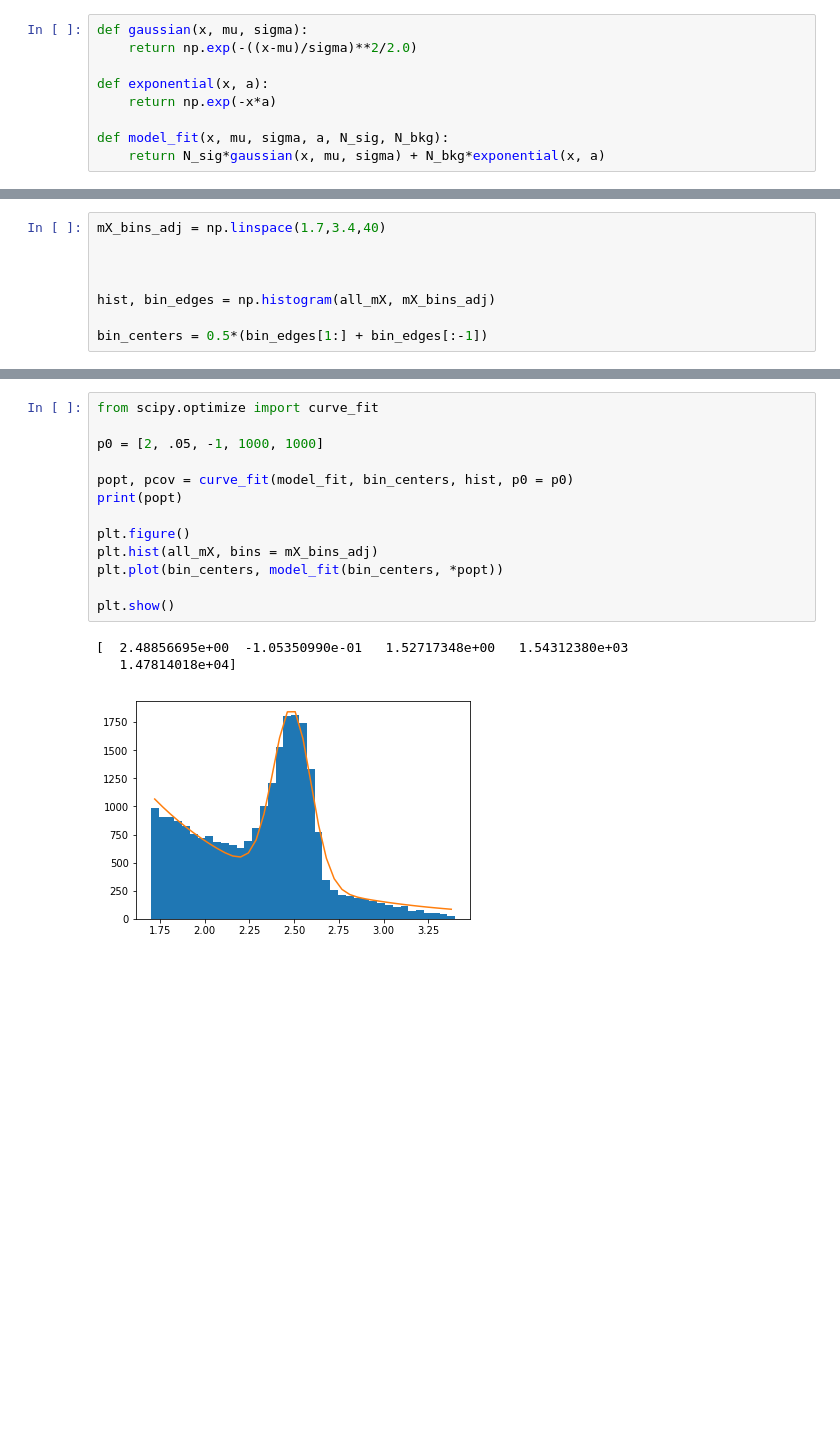
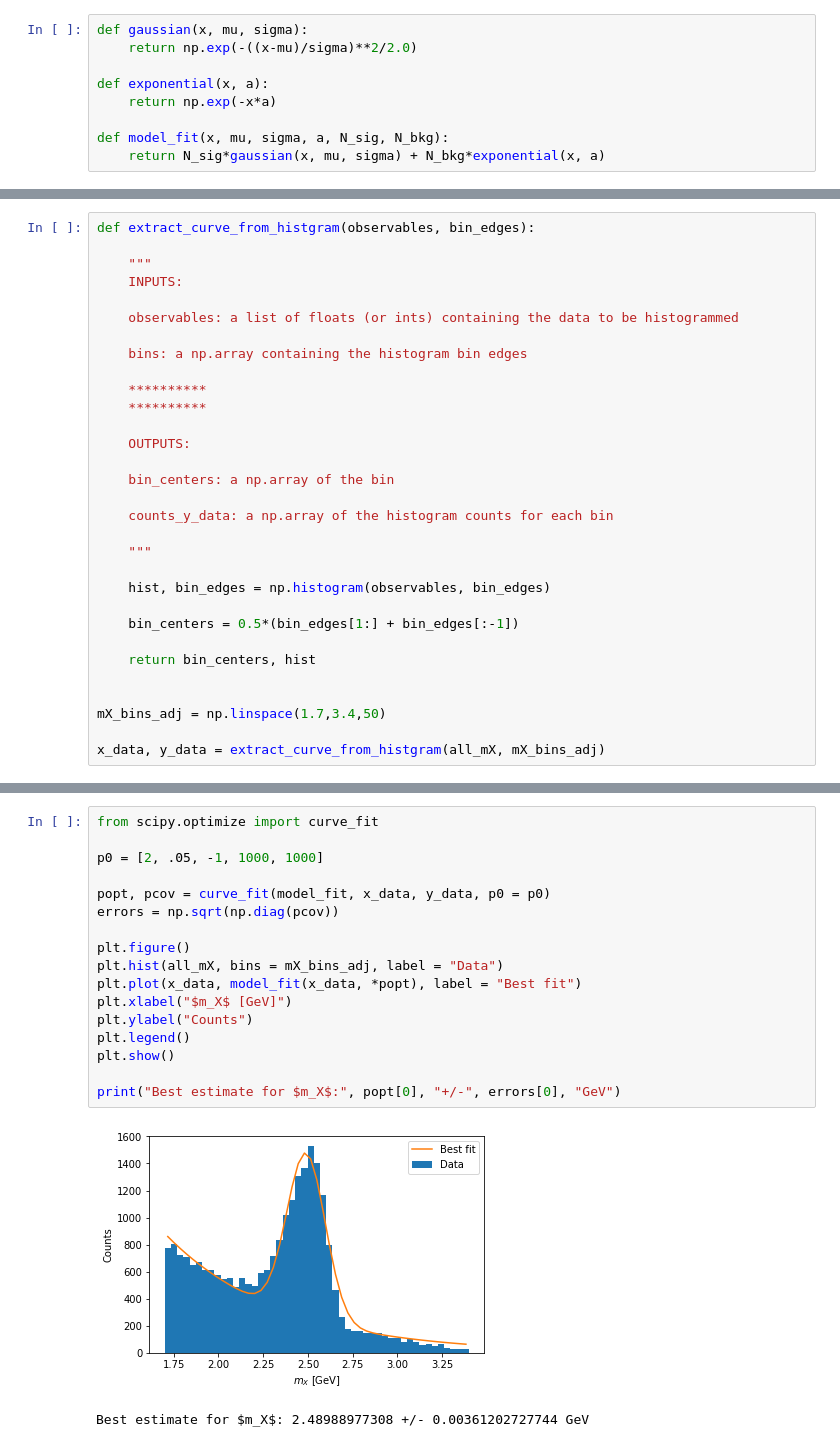
Before and after one commit to GDS-Education-Community-of-Practice/DSECOP, a Jupyter notebook: Searching for New Particle Resonances.ipynb, the cells around one changed output, grey strips where cells are left out. Cells and saved outputs as stored; diff of their text form; blank space fills up the shorter version.

```diff
--- a/Searching for New Particle Resonances.ipynb
+++ b/Searching for New Particle Resonances.ipynb
@@ -250,8 +330,31 @@ def model_fit(x, mu, sigma, a, N_sig, N_bkg):
 # %%
-mX_bins_adj = np.linspace(1.7,3.4,40)
+def extract_curve_from_histgram(observables, bin_edges):
+
+    """
+    INPUTS:
+
+    observables: a list of floats (or ints) containing the data to be histogrammed
+
+    bins: a np.array containing the histogram bin edges
+
+    **********
+    **********
+
+    OUTPUTS:
+
+    bin_centers: a np.array of the bin
+
+    counts_y_data: a np.array of the histogram counts for each bin
+
+    """
+
+    hist, bin_edges = np.histogram(observables, bin_edges)
+
+    bin_centers = 0.5*(bin_edges[1:] + bin_edges[:-1])
+
+    return bin_centers, hist
 
 
+mX_bins_adj = np.linspace(1.7,3.4,50)
 
-hist, bin_edges = np.histogram(all_mX, mX_bins_adj)
-
-bin_centers = 0.5*(bin_edges[1:] + bin_edges[:-1])
+x_data, y_data = extract_curve_from_histgram(all_mX, mX_bins_adj)
@@ -258,18 +363,21 @@ bin_centers = 0.5*(bin_edges[1:] + bin_edges[:-1])
 # %%
 from scipy.optimize import curve_fit
 
 p0 = [2, .05, -1, 1000, 1000]
 
-popt, pcov = curve_fit(model_fit, bin_centers, hist, p0 = p0)
-print(popt)
+popt, pcov = curve_fit(model_fit, x_data, y_data, p0 = p0)
+errors = np.sqrt(np.diag(pcov))
 
 plt.figure()
-plt.hist(all_mX, bins = mX_bins_adj)
-plt.plot(bin_centers, model_fit(bin_centers, *popt))
+plt.hist(all_mX, bins = mX_bins_adj, label = "Data")
+plt.plot(x_data, model_fit(x_data, *popt), label = "Best fit")
+plt.xlabel("$m_X$ [GeV]")
+plt.ylabel("Counts")
+plt.legend()
+plt.show()
 
-plt.show()
+print("Best estimate for $m_X$:", popt[0], "+/-", errors[0], "GeV")
 # %% [output]
+[figure, new version]
-[  2.48856695e+00  -1.05350990e-01   1.52717348e+00   1.54312380e+03
-   1.47814018e+04]
+Best estimate for $m_X$: 2.48988977308 +/- 0.00361202727744 GeV
-[figure, old version]
 # %% [markdown]
```
Also changed, not shown: parts of 18 cells of this notebook, 2 other files.
